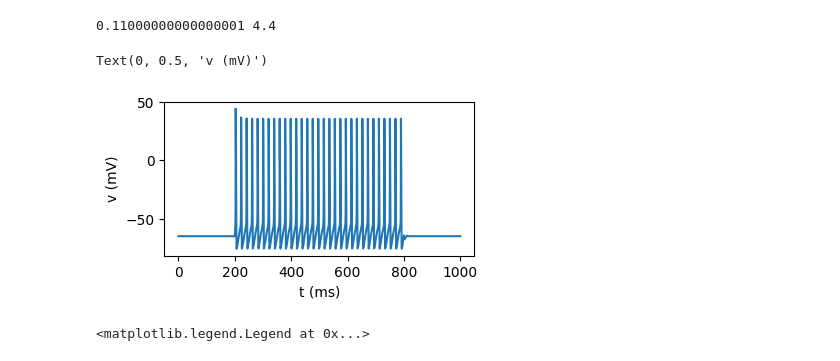
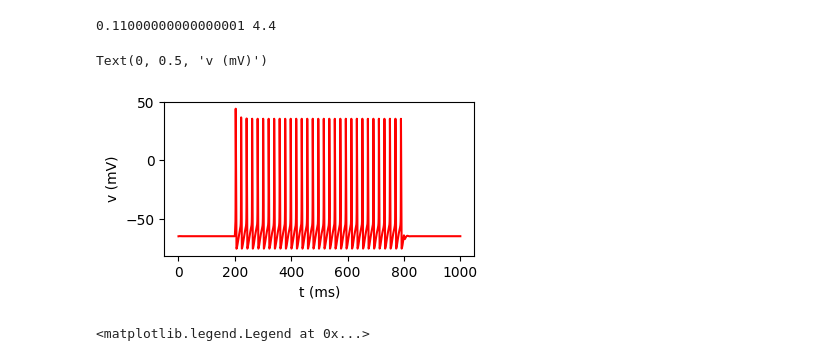
Before and after one commit to thierrynieus/cell_biophysics, a Jupyter notebook: hh_act_v2.ipynb, the cells around one changed output. Drawn from its saved outputs; the diff is of its cells as text; code cells hidden in the pictures.

```diff
--- a/hh_act_v2.ipynb
+++ b/hh_act_v2.ipynb
@@ -105,12 +105,12 @@ minf_arr_2 = np.array(minf)
 mtau_arr_2 = np.array(mtau)
 # %%
 plt.figure(figsize=(4,2))
-plt.plot(t_arr_2, v_arr_2)
+plt.plot(t_arr_2, v_arr_2, 'r-')
 plt.xlabel('t (ms)')
 plt.ylabel('v (mV)')
 # %% [output]
 Text(0, 0.5, 'v (mV)')
-[figure, old version]
+[figure, new version]
 # %%
 plt.figure(figsize=(4,2))
 plt.plot(v_arr, minf_arr, 'k-', label="control")
```
Also changed, not shown: parts of 1 cell of this notebook, 7 other files.
